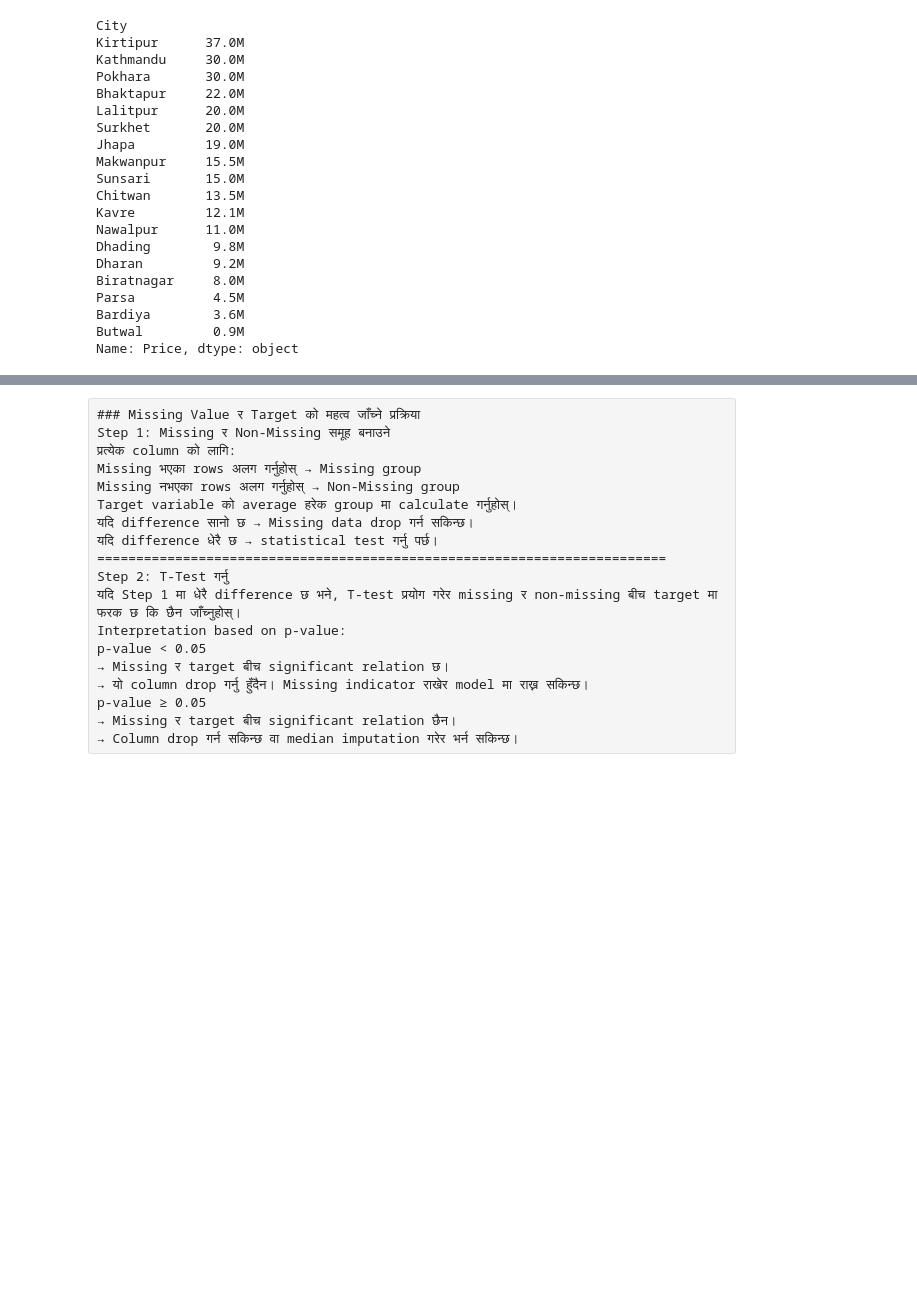
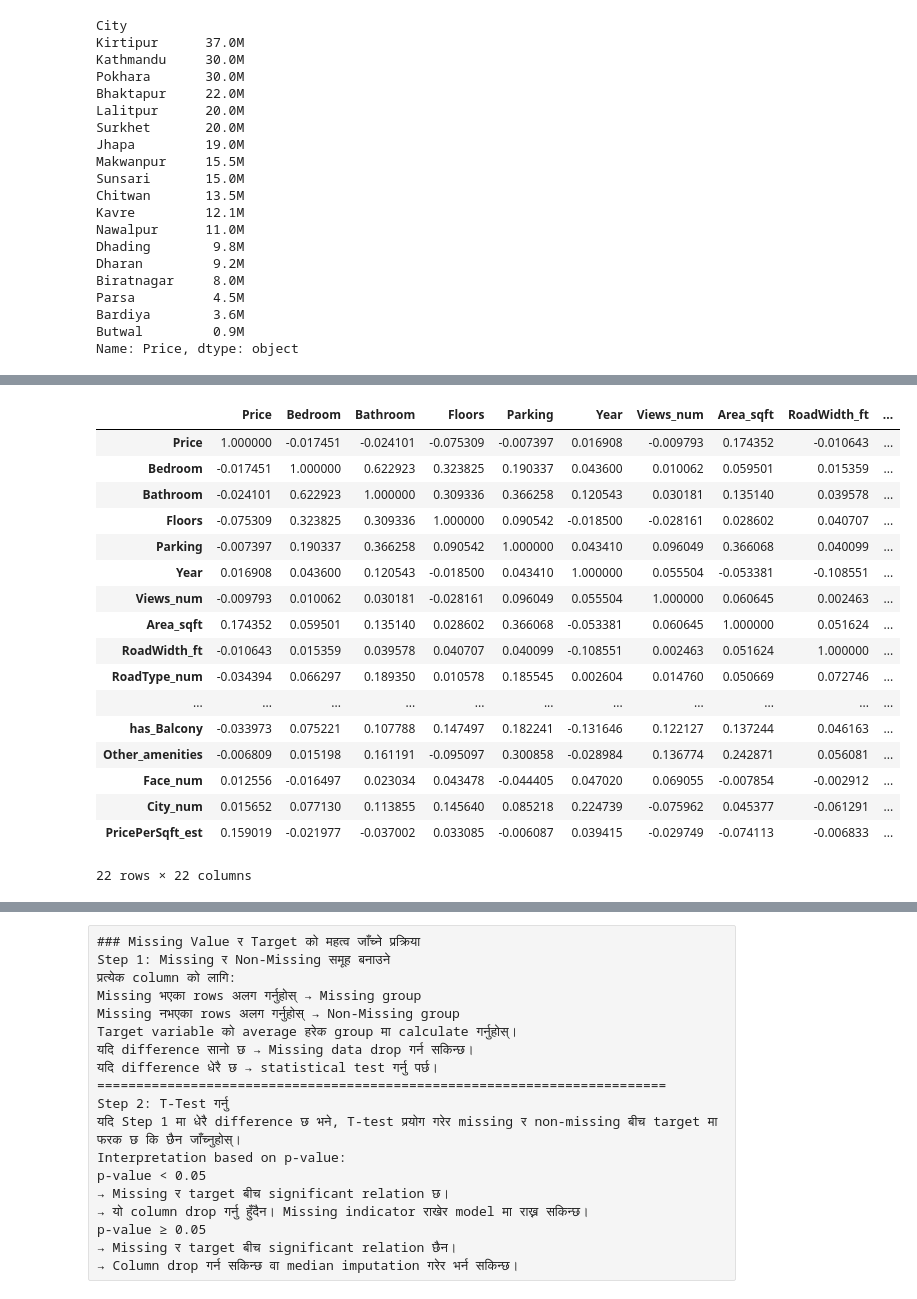
Before and after one commit to prakasshrestha/ML-Project, a Jupyter notebook: LinearRegression_project/1. House Price Prediction/NepalHousingPredict.ipynb, the cells around one changed output, grey strips where cells are left out. Cells and saved outputs as stored; diff of their text form; code cells hidden in the pictures; blank space fills up the shorter version.

```diff
--- a/LinearRegression_project/1. House Price Prediction/NepalHousingPredict.ipynb
+++ b/LinearRegression_project/1. House Price Prediction/NepalHousingPredict.ipynb
@@ -666,0 +687,22 @@ Name: Price, dtype: object
+# %%
+corr = num_df.corr()
+corr
+# %% [output]
+|  | Price | Bedroom | Bathroom | Floors | Parking | Year | Views_num | Area_sqft | RoadWidth_ft | ... |
+| Price | 1.000000 | -0.017451 | -0.024101 | -0.075309 | -0.007397 | 0.016908 | -0.009793 | 0.174352 | -0.010643 | ... |
+| Bedroom | -0.017451 | 1.000000 | 0.622923 | 0.323825 | 0.190337 | 0.043600 | 0.010062 | 0.059501 | 0.015359 | ... |
+| Bathroom | -0.024101 | 0.622923 | 1.000000 | 0.309336 | 0.366258 | 0.120543 | 0.030181 | 0.135140 | 0.039578 | ... |
+| Floors | -0.075309 | 0.323825 | 0.309336 | 1.000000 | 0.090542 | -0.018500 | -0.028161 | 0.028602 | 0.040707 | ... |
+| Parking | -0.007397 | 0.190337 | 0.366258 | 0.090542 | 1.000000 | 0.043410 | 0.096049 | 0.366068 | 0.040099 | ... |
+| Year | 0.016908 | 0.043600 | 0.120543 | -0.018500 | 0.043410 | 1.000000 | 0.055504 | -0.053381 | -0.108551 | ... |
+| Views_num | -0.009793 | 0.010062 | 0.030181 | -0.028161 | 0.096049 | 0.055504 | 1.000000 | 0.060645 | 0.002463 | ... |
+| Area_sqft | 0.174352 | 0.059501 | 0.135140 | 0.028602 | 0.366068 | -0.053381 | 0.060645 | 1.000000 | 0.051624 | ... |
+| RoadWidth_ft | -0.010643 | 0.015359 | 0.039578 | 0.040707 | 0.040099 | -0.108551 | 0.002463 | 0.051624 | 1.000000 | ... |
+| RoadType_num | -0.034394 | 0.066297 | 0.189350 | 0.010578 | 0.185545 | 0.002604 | 0.014760 | 0.050669 | 0.072746 | ... |
+| ... | ... | ... | ... | ... | ... | ... | ... | ... | ... | ... |
+| has_Balcony | -0.033973 | 0.075221 | 0.107788 | 0.147497 | 0.182241 | -0.131646 | 0.122127 | 0.137244 | 0.046163 | ... |
+| Other_amenities | -0.006809 | 0.015198 | 0.161191 | -0.095097 | 0.300858 | -0.028984 | 0.136774 | 0.242871 | 0.056081 | ... |
+| Face_num | 0.012556 | -0.016497 | 0.023034 | 0.043478 | -0.044405 | 0.047020 | 0.069055 | -0.007854 | -0.002912 | ... |
+| City_num | 0.015652 | 0.077130 | 0.113855 | 0.145640 | 0.085218 | 0.224739 | -0.075962 | 0.045377 | -0.061291 | ... |
+| PricePerSqft_est | 0.159019 | -0.021977 | -0.037002 | 0.033085 | -0.006087 | 0.039415 | -0.029749 | -0.074113 | -0.006833 | ... |
+22 rows × 22 columns
```
Also changed, not shown: parts of 4 cells of this notebook.
